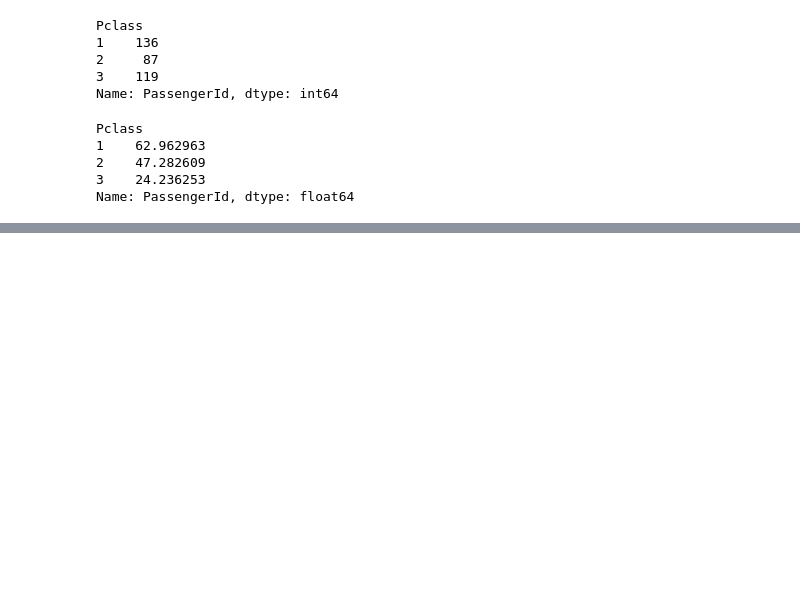
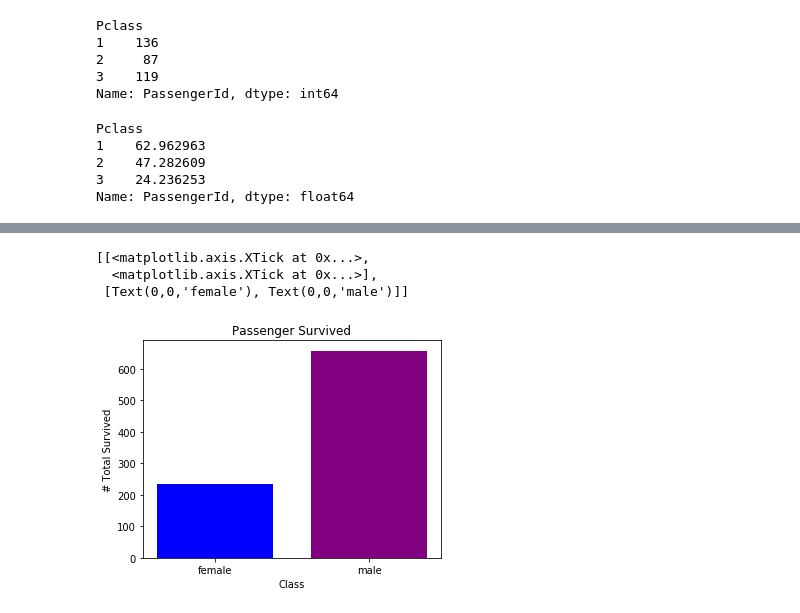
Before and after one commit to Saura1996/Titanic_dataset_kaggle, a Jupyter notebook: Titanic Dataset Solution.ipynb, the cells around one changed output, grey strips where cells are left out. Saved outputs shown, nothing was run; the diff lists cells and outputs as text; code cells hidden in the pictures; blank space fills up the shorter version.

```diff
--- a/Titanic Dataset Solution.ipynb
+++ b/Titanic Dataset Solution.ipynb
@@ -84,0 +96,2 @@ Name: PassengerId, dtype: float64
+# %%
+train["Sex"] = train["Sex"].map({'male':0,'female':1})    ## Assuming male:0 and female:1
@@ -84,0 +143,13 @@ Name: PassengerId, dtype: float64
+# %%
+fig = plt.figure(figsize=plt.figaspect(0.75))
+ax = fig.add_subplot(111)
+bar_plot = ax.bar([1,2],[women,men], color= ['blue','purple'],width=0.75)
+ax.set_xlabel('Class')
+ax.set_ylabel('# Total Survived')
+ax.set_title('Passenger Survived')
+ax.xaxis.set(ticks=range(1,3),ticklabels=['female','male'])
+# %% [output]
+[[<matplotlib.axis.XTick at 0x...>,
+  <matplotlib.axis.XTick at 0x...>],
+ [Text(0,0,'female'), Text(0,0,'male')]]
+[figure, added]
```
Also changed, not shown: parts of 7 cells of this notebook.
